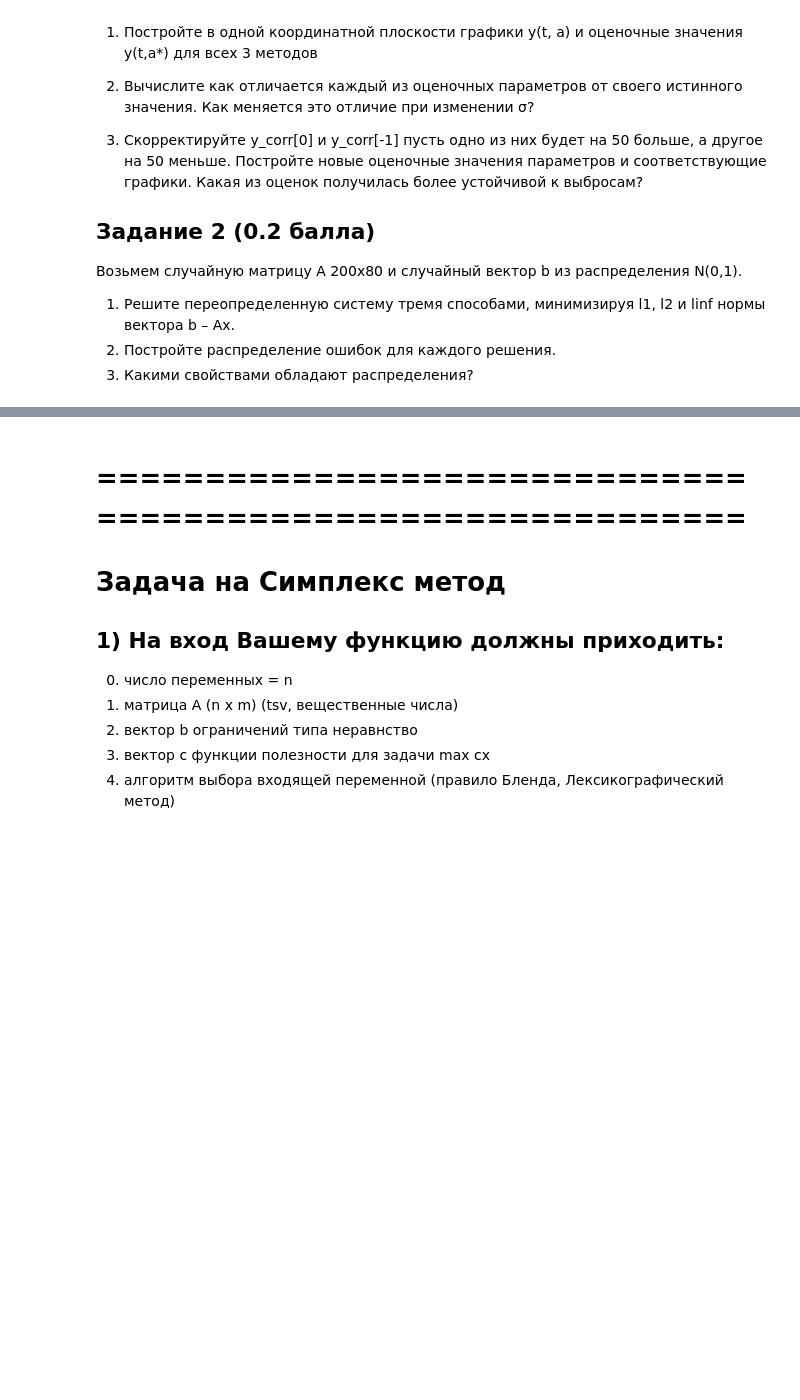
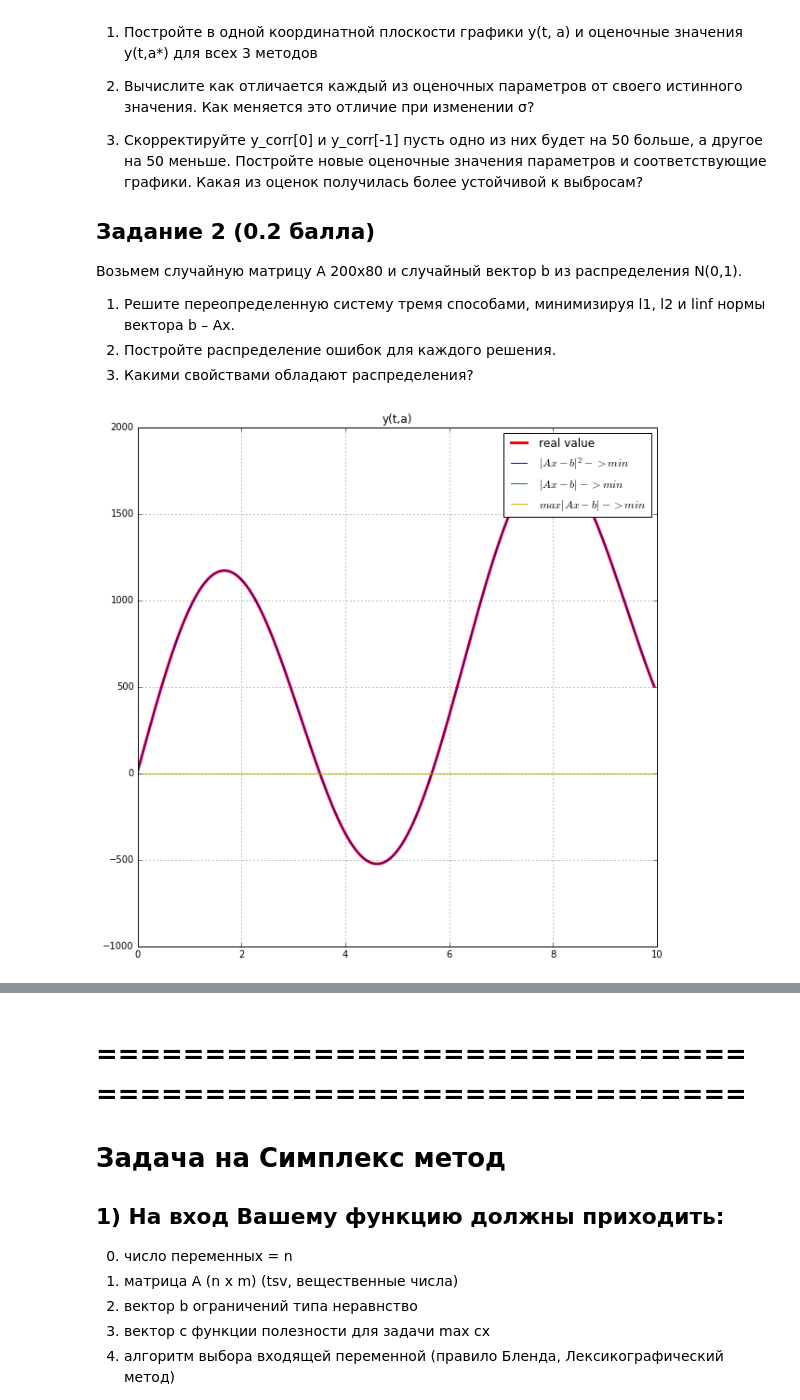
Before and after one commit to KomarovMikhail/OptimizationMethods, a Jupyter notebook: task1.ipynb, the cells around one changed output, grey strips where cells are left out. Drawn from its saved outputs; the diff is of its cells as text; code cells hidden in the pictures; blank space fills up the shorter version.

```diff
--- a/task1.ipynb
+++ b/task1.ipynb
@@ -18,7 +231,6 @@
 # Задача на МНК (0.4 балла)
 # %%
 from math import sin
-import numpy as np
 
 """Пусть физический закон описывается зависимостью
 некоторого измеряемого значения y(x, a)
@@ -35,7 +247,7 @@ t=[i*10.0/m for i in range(m)]
 
 """Для каждого момента времени t сгенерируйте соответствующее
 значение y(t,a) при некоторых параметрах  a_0, a_1, a_2. Для примера: """
-a=[10,100,1000]
+a=[10.,100,1000]
 
 def get_y (a, σ):
     """Результаты измерений отличаются от истинных значений в силу действия случайной аддитивной помехи
@@ -67,9 +279,16 @@ def get_params (y_corr, t, method=0):
     if method == 0:
         result = np.dot(np.dot(np.linalg.inv(np.dot(B.transpose(),B)),B.transpose()),y_corr)
     if method == 1:
+        c = np.hstack((np.zeros(3), np.ones(200)))
+        A = np.vstack((np.hstack((B,-np.eye(200))), np.hstack((-B,-np.eye(200)))))
+        b = np.hstack((y_corr, -y_corr))
+#         result = solve_lin_prog(A,b,c)[0][:3]
         result = [0,0,0]
+
     if method == 2:
+        c = np.hstack((np.zeros(3), np.ones(1)))
+        A = np.vstack((np.hstack((B,-np.ones((200,1)))), np.hstack((-B,-np.ones((200,1))))))
+        b = np.hstack((y_corr, -y_corr))
+#         result = solve_lin_prog(A,b,c)[0][:3]
         result = [0,0,0]
     return result[::-1]
-
-get_params(y_corr, t)
@@ -88,3 +305,70 @@ array([   10.09721893,    99.98749097,  1000.01790808])
 1. Решите переопределенную систему тремя способами, минимизируя l1, l2 и linf нормы вектора b – Ax.
 2. Постройте распределение ошибок для каждого решения.
 3. Какими свойствами обладают распределения?
+# %%
+%matplotlib inline
+import matplotlib.pyplot as plt
+import matplotlib.lines as mlines
+
+# графики
+a_0 = get_params(y_corr, t)
+a_1 = get_params(y_corr, t, method=1)
+a_2 = get_params(y_corr, t, method=2)
+
+plt.figure(figsize=(10,10))
+
+y_0 = [y(arg, a_0) for arg in t]
+y_1 = [y(arg, a_1) for arg in t]
+y_2 = [y(arg, a_2) for arg in t]
+
+plt.plot(t, y_real, linewidth=3, color='r', label='real value')
+plt.plot(t, y_0, color='b', label='$|Ax - b|^2 -> min$')
+plt.plot(t, y_1, color='g', label='$|Ax - b| -> min$')
+plt.plot(t, y_2, color='y', label='$max{|Ax - b|} -> min$')
+
+plt.title('y(t,a)')
+plt.legend()
+plt.grid()
+plt.show()
+
+
+#  проанализируем, как будут меняться оценки параметров при разных σ:
+σ=[0.5, 10, 100, 400]
+
+for s in σ:
+    print('|----------------------------------------------------------|')
+    print('|σ = ', s)
+    y_real, y_corr= get_y(a,s)
+    a_0 = get_params(y_corr, t)
+    print('|Истинные значения параметров: ', a)
+    print('|Оценочные значения параметров: ', a_0)
+    print('|----------------------------------------------------------|')
+
+
+# графики для скорректированных y_corr
+σ=0.5
+y_real, y_corr= get_y(a,σ)
+y_corr[0] += 50
+y_corr[-1] -= 50
+
+a_0 = get_params(y_corr, t)
+a_1 = get_params(y_corr, t, method=1)
+a_2 = get_params(y_corr, t, method=2)
+
+plt.figure(figsize=(10,10))
+
+y_0 = [y(arg, a_0) for arg in t]
+y_1 = [y(arg, a_1) for arg in t]
+y_2 = [y(arg, a_2) for arg in t]
+
+plt.plot(t, y_real, linewidth=3, color='r', label='real value')
+plt.plot(t, y_0, color='b', label='$|Ax - b|^2 -> min$')
+plt.plot(t, y_1, color='g', label='$|Ax - b| -> min$')
+plt.plot(t, y_2, color='y', label='$max{|Ax - b|} -> min$')
+
+plt.title('y(t,a)')
+plt.legend()
+plt.grid()
+plt.show()
+# %% [output]
+[figure, added]
```
Also changed, not shown: parts of 10 cells of this notebook.
